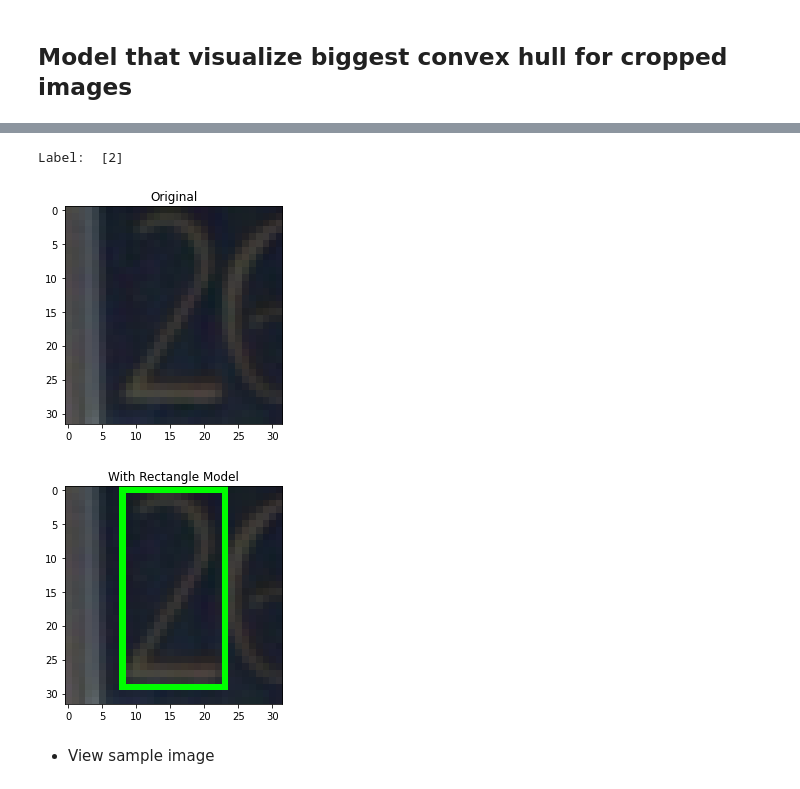
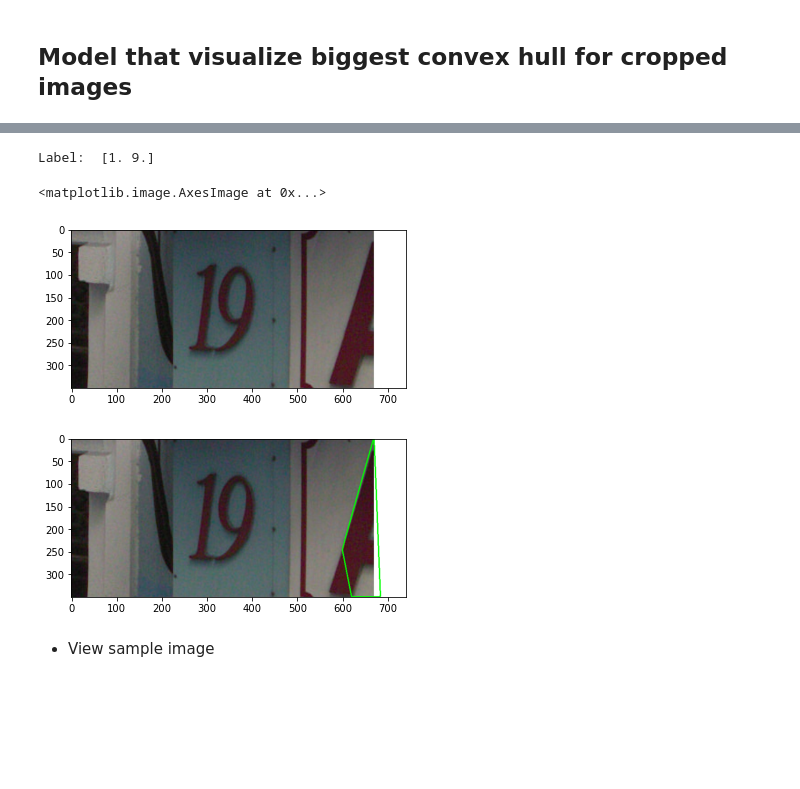
Before and after one commit to youssefg7/CSE483-Major-Task, a Jupyter notebook: trial-youssef.ipynb, the cells around one changed output, grey strips where cells are left out. Drawn from its saved outputs; the diff is of its cells as text; code cells hidden in the pictures; blank space fills up the shorter version.

```diff
--- a/trial-youssef.ipynb
+++ b/trial-youssef.ipynb
@@ -167,42 +182,16 @@ Label:  [3]
-# %%
-def croppedRectangleModel(img):
-    image = img.copy()
-    # image2 = img.copy()
-    img_res = img.shape[0]*img.shape[1]
-    g = cv2.cvtColor(image, cv2.COLOR_RGB2GRAY)
-    edged = cv2.Canny(g, 1, 5, 255)
-    contours, hierarchy = cv2.findContours(edged, cv2.RETR_LIST, cv2.CHAIN_APPROX_NONE)
-    cnts = sorted(contours, key=cv2.contourArea, reverse=True)
-    x, y, w, h = cv2.boundingRect(cnts[0])
-    cv2.rectangle(image, (x, y), (x + w, y + h), (0, 255, 0), 1)
-
-    # cnts_a = []
-    # for c in cnts:
-    #     cnts_a.append(cv2.contourArea(c))
-    # cnts_m = np.percentile(cnts_a,60)
-    # for i in range(len(cnts)):
-        # x, y, w, h = cv2.boundingRect(c)
-        # if ( img_res < 200 and h >= 10 and h <= 100 and w >= 5 and w <= 50) or (image.shape[0] < 200 and h >= 10 and h <= 100 and w >= 5 and w <= 50):
-        #     cv2.rectangle(image, (x, y), (x + w, y + h), (0, 255, 0), 2)
-        # if(cnts_a[i]>cnts_m):
-        #     hull = cv2.convexHull(cnts[i])
-        #     cv2.drawContours(image, [hull], 0, (0, 255, 0), 2)
-    return image
-
-i=55666
-print("Label: ", train_labels[i])
-plt.figure("Original")
-plt.title("Original")
-plt.imshow(train_images[i])
-plt.figure("With Rectangle Model")
-plt.title("With Rectangle Model")
-ans = croppedRectangleModel(train_images[i])
-plt.imshow(ans)
-plt.show()
-# %% [output]
-Label:  [2]
-[figure, removed]
-[figure, removed]
+# %%
+i=0
+print("Label: ", train_labels[i])
+plt.figure("Original")
+plt.imshow(train_images[i])
+plt.figure("Hull Model")
+ans = croppedHullModel(train_images[i])
+plt.imshow(ans)
+# %% [output]
+Label:  [1. 9.]
+<matplotlib.image.AxesImage at 0x...>
+[figure, added]
+[figure, added]
 # %% [markdown]
 - View sample image
 # %%
```
Also changed, not shown: parts of 14 cells of this notebook, 1 other file.
